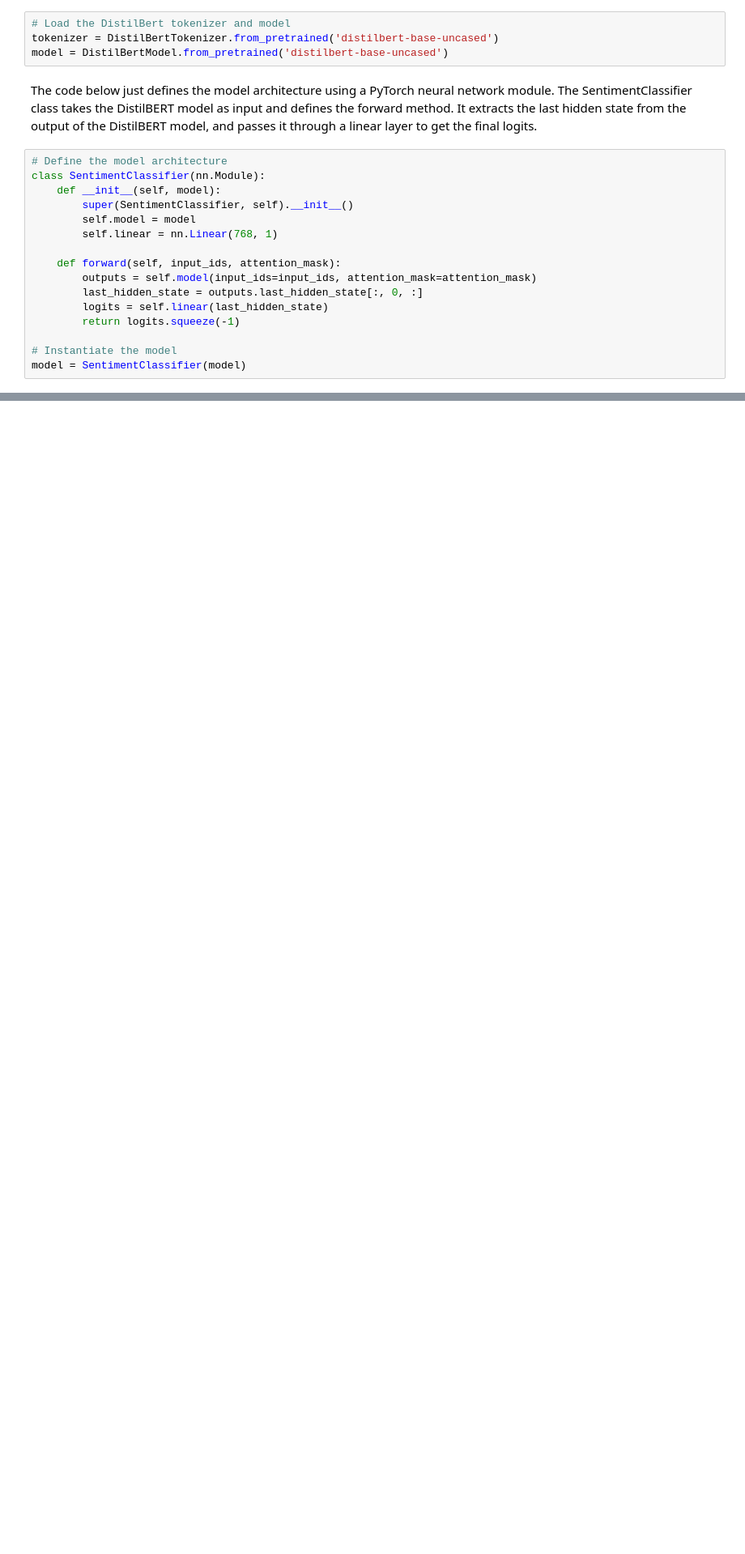
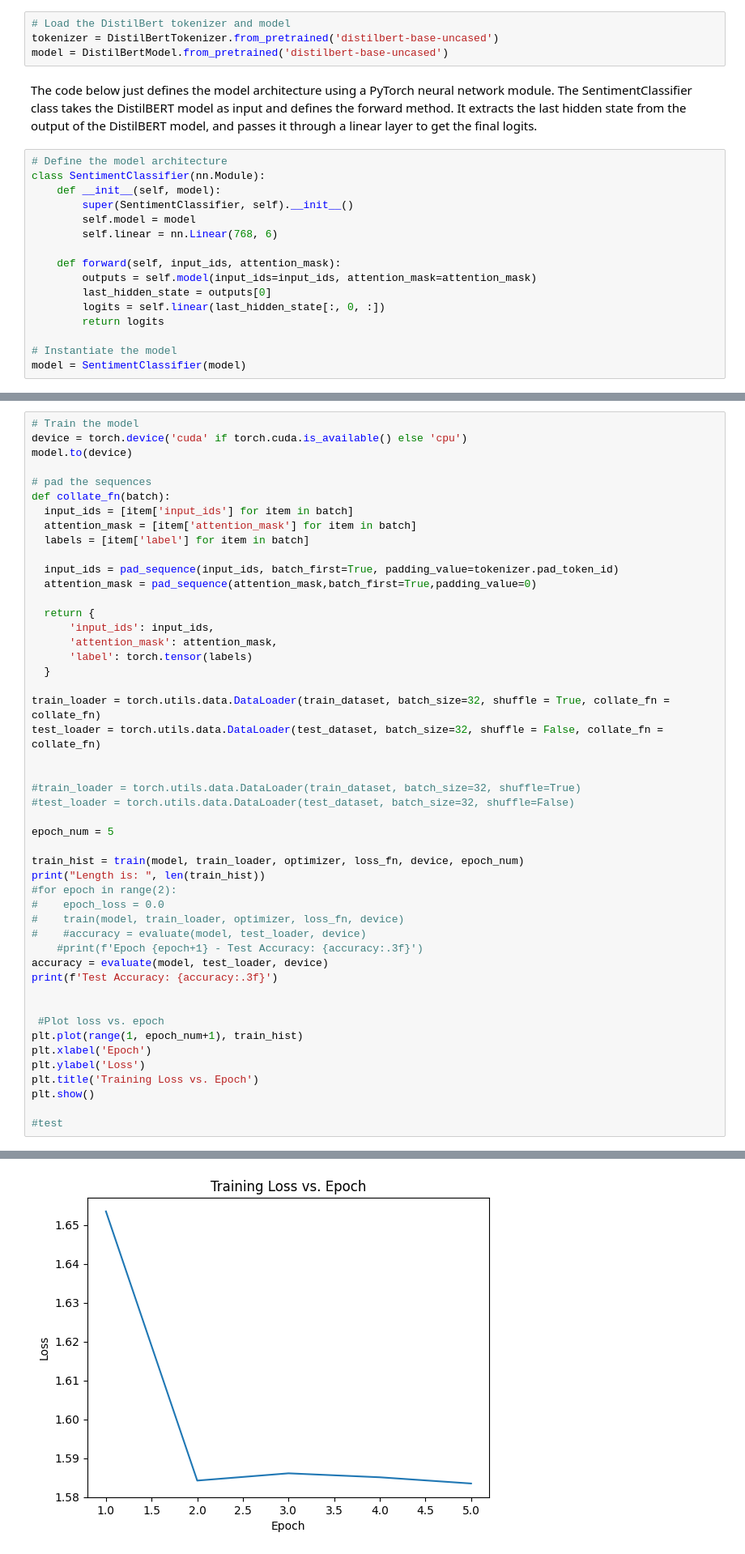
Before and after one commit to essat20/NLP-CW, a Jupyter notebook: NLP_CW_2.ipynb, the cells around one changed output, grey strips where cells are left out. Shown: that part at 81% size. Cells and saved outputs as stored; diff of their text form; blank space fills up the shorter version.

```diff
--- a/NLP_CW_2.ipynb
+++ b/NLP_CW_2.ipynb
@@ -48,13 +96,13 @@ class SentimentClassifier(nn.Module):
     def __init__(self, model):
         super(SentimentClassifier, self).__init__()
         self.model = model
-        self.linear = nn.Linear(768, 1)
+        self.linear = nn.Linear(768, 6)
 
     def forward(self, input_ids, attention_mask):
         outputs = self.model(input_ids=input_ids, attention_mask=attention_mask)
-        last_hidden_state = outputs.last_hidden_state[:, 0, :]
-        logits = self.linear(last_hidden_state)
-        return logits.squeeze(-1)
+        last_hidden_state = outputs[0]
+        logits = self.linear(last_hidden_state[:, 0, :])
+        return logits
 
 # Instantiate the model
 model = SentimentClassifier(model)
@@ -60,0 +176,49 @@ model = SentimentClassifier(model)
+# %%
+# Train the model
+device = torch.device('cuda' if torch.cuda.is_available() else 'cpu')
+model.to(device)
+
+# pad the sequences
+def collate_fn(batch):
+  input_ids = [item['input_ids'] for item in batch]
+  attention_mask = [item['attention_mask'] for item in batch]
+  labels = [item['label'] for item in batch]
+
+  input_ids = pad_sequence(input_ids, batch_first=True, padding_value=tokenizer.pad_token_id)
+  attention_mask = pad_sequence(attention_mask,batch_first=True,padding_value=0)
+
+  return {
+      'input_ids': input_ids,
+      'attention_mask': attention_mask,
+      'label': torch.tensor(labels)
+  }
+
+train_loader = torch.utils.data.DataLoader(train_dataset, batch_size=32, shuffle = True, collate_fn = collate_fn)
+test_loader = torch.utils.data.DataLoader(test_dataset, batch_size=32, shuffle = False, collate_fn = collate_fn)
+
+
+#train_loader = torch.utils.data.DataLoader(train_dataset, batch_size=32, shuffle=True)
+#test_loader = torch.utils.data.DataLoader(test_dataset, batch_size=32, shuffle=False)
+
+epoch_num = 5
+
+train_hist = train(model, train_loader, optimizer, loss_fn, device, epoch_num)
+print("Length is: ", len(train_hist))
+#for epoch in range(2):
+#    epoch_loss = 0.0
+#    train(model, train_loader, optimizer, loss_fn, device)
+#    #accuracy = evaluate(model, test_loader, device)
+    #print(f'Epoch {epoch+1} - Test Accuracy: {accuracy:.3f}')
+accuracy = evaluate(model, test_loader, device)
+print(f'Test Accuracy: {accuracy:.3f}')
+
+
+ #Plot loss vs. epoch
+plt.plot(range(1, epoch_num+1), train_hist)
+plt.xlabel('Epoch')
+plt.ylabel('Loss')
+plt.title('Training Loss vs. Epoch')
+plt.show()
+
+#test
+# %% [output]
@@ -60,0 +242 @@ model = SentimentClassifier(model)
+[figure, added]
```
Also changed, not shown: parts of 8 cells of this notebook.
